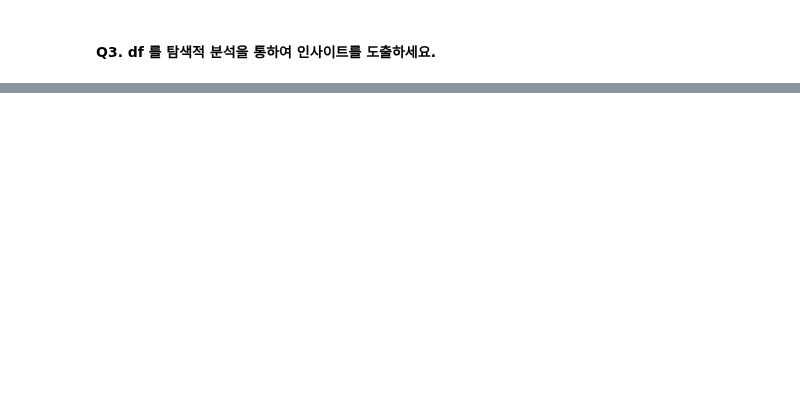
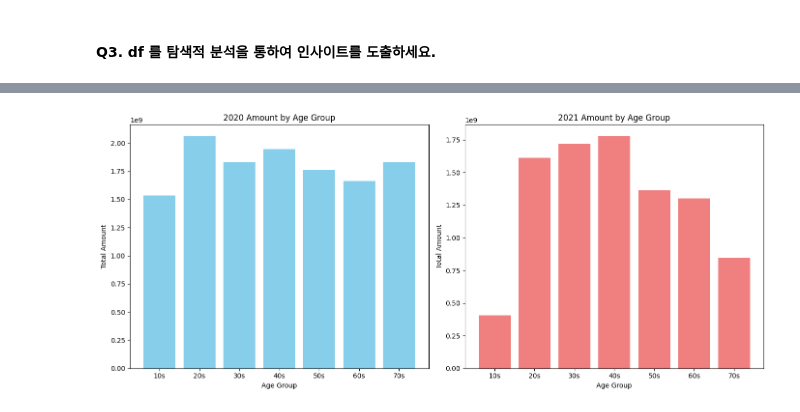
Before and after one commit to Kimhang-KDT/kita_2404, a Jupyter notebook: m3_분석 라이브러리/numpy_실습/m3_실습_고객_구매데이터.ipynb, the cells around one changed output, grey strips where cells are left out. Saved outputs shown, nothing was run; the diff lists cells and outputs as text; code cells hidden in the pictures; blank space fills up the shorter version.

```diff
--- a/m3_분석 라이브러리/numpy_실습/m3_실습_고객_구매데이터.ipynb
+++ b/m3_분석 라이브러리/numpy_실습/m3_실습_고객_구매데이터.ipynb
@@ -109,14 +137,9 @@ df.apply(update_amount, axis=1)
 # %%
-# 인사이트 2. 전체적으로 price_20 대비 price_21 가격 20% 상승, 매출 25% 하락
-#   - price_20 가격 10% 낮추고 price_21 가격 10% 올리기
+# 인사이트 5. 전체적으로 price_20 대비 price_21 가격 상승, 매출 하락
 
 # 가격 조정
-df['price_20'] *= 0.9
 df['price_21'] *= 1.1
 
-# 20년도 매출액 조정
-df['amount_20'] = df['price_20'] * df['quantity_20']
-
 # 21년도 판매량 & 매출액 조정
-df['quantity_21'] *= 0.75
+df['quantity_21'] *= 0.7
 df['amount_21'] = df['price_21'] * df['quantity_21']
@@ -178,0 +159,29 @@ plt.show()
+# %%
+# 인사이트 1 연령별 매출액 탐색
+
+# 2020년/2021년 연령대 별 총 매출액 데이터
+amount_20 = df.groupby('age_group')['amount_20'].sum().reset_index()
+amount_21 = df.groupby('age_group')['amount_21'].sum().reset_index()
+
+# Amount & Price 그래프
+fig, (ax1, ax2) = plt.subplots(1, 2, figsize=(14, 6))  # 1행 2열의 서브플롯 생성
+
+# 2020년 매출액 그래프
+ax1.bar(amount_20['age_group'], amount_20['amount_20'], color='skyblue')
+ax1.set_title('2020 Amount by Age Group')
+ax1.set_xlabel('Age Group')
+ax1.set_ylabel('Total Amount')
+ax1.set_xticklabels(amount_20['age_group'])
+
+# 2021년 매출액 그래프
+ax2.bar(amount_21['age_group'], amount_21['amount_21'], color='lightcoral')
+ax2.set_title('2021 Amount by Age Group')
+ax2.set_xlabel('Age Group')
+ax2.set_ylabel('Total Amount')
+ax2.set_xticklabels(amount_21['age_group'])
+
+# 전체 레이아웃 조정
+plt.tight_layout()
+plt.show()
+# %% [output]
+[figure, added]
```
Also changed, not shown: parts of 10 cells of this notebook.
